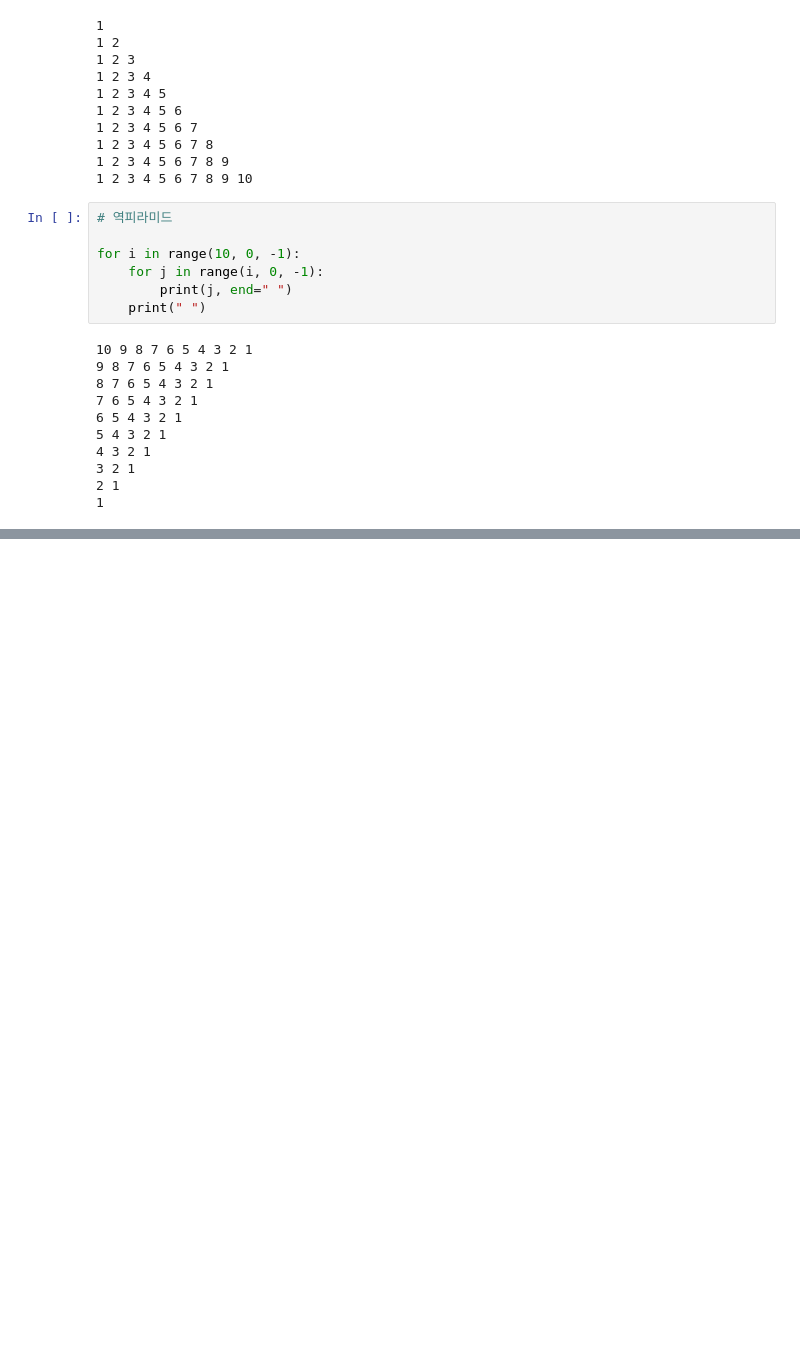
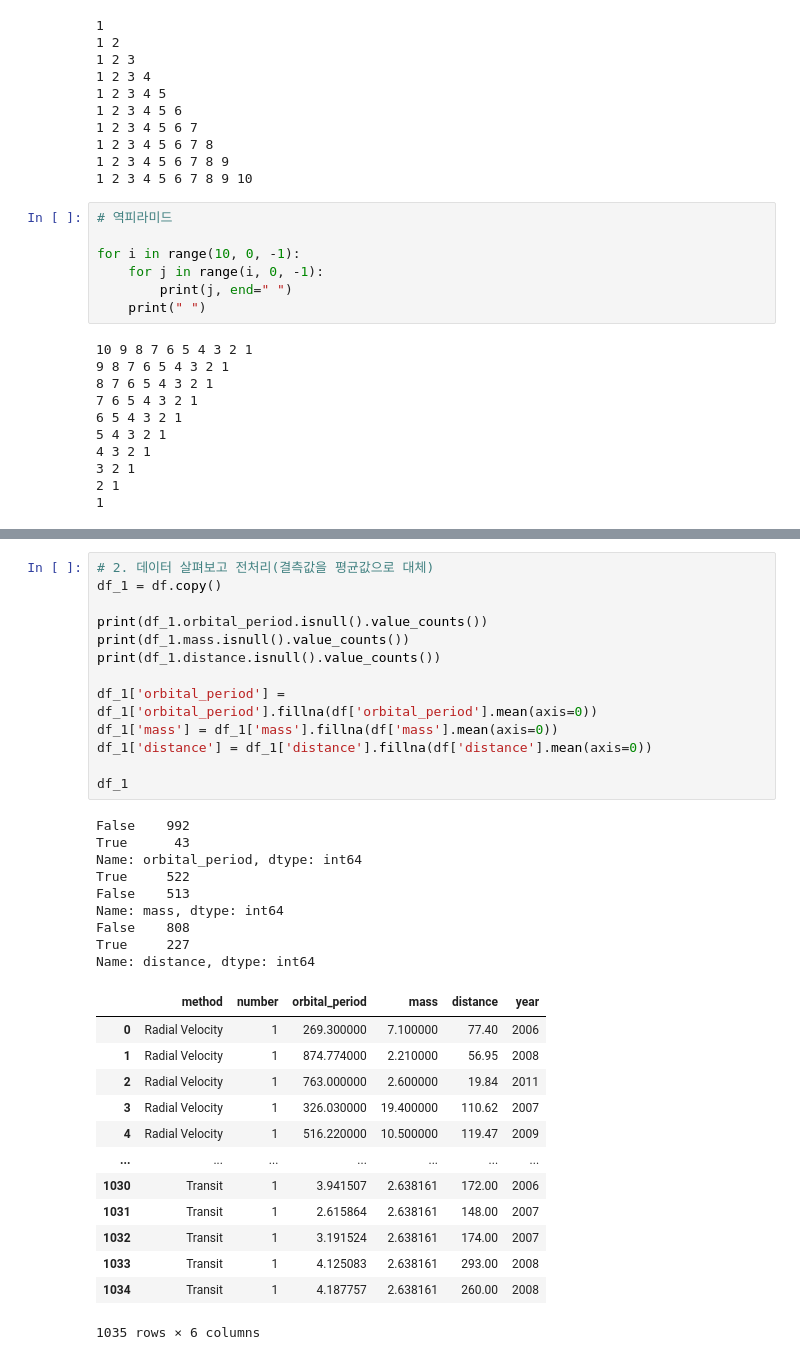
Before and after one commit to evasseva/evasseva, a Jupyter notebook: 22_07_21_스터디.ipynb, the cells around one changed output, grey strips where cells are left out. Cells and saved outputs as stored; diff of their text form; blank space fills up the shorter version.

```diff
--- a/22_07_21_스터디.ipynb
+++ b/22_07_21_스터디.ipynb
@@ -61,0 +136,36 @@ print(s)    #전체 리스트 출력
+# %%
+# 2. 데이터 살펴보고 전처리(결측값을 평균값으로 대체)
+df_1 = df.copy()
+
+print(df_1.orbital_period.isnull().value_counts())
+print(df_1.mass.isnull().value_counts())
+print(df_1.distance.isnull().value_counts())
+
+df_1['orbital_period'] = df_1['orbital_period'].fillna(df['orbital_period'].mean(axis=0))
+df_1['mass'] = df_1['mass'].fillna(df['mass'].mean(axis=0))
+df_1['distance'] = df_1['distance'].fillna(df['distance'].mean(axis=0))
+
+df_1
+# %% [output]
+False    992
+True      43
+Name: orbital_period, dtype: int64
+True     522
+False    513
+Name: mass, dtype: int64
+False    808
+True     227
+Name: distance, dtype: int64
+|  | method | number | orbital_period | mass | distance | year |
+| 0 | Radial Velocity | 1 | 269.300000 | 7.100000 | 77.40 | 2006 |
+| 1 | Radial Velocity | 1 | 874.774000 | 2.210000 | 56.95 | 2008 |
+| 2 | Radial Velocity | 1 | 763.000000 | 2.600000 | 19.84 | 2011 |
+| 3 | Radial Velocity | 1 | 326.030000 | 19.400000 | 110.62 | 2007 |
+| 4 | Radial Velocity | 1 | 516.220000 | 10.500000 | 119.47 | 2009 |
+| ... | ... | ... | ... | ... | ... | ... |
+| 1030 | Transit | 1 | 3.941507 | 2.638161 | 172.00 | 2006 |
+| 1031 | Transit | 1 | 2.615864 | 2.638161 | 148.00 | 2007 |
+| 1032 | Transit | 1 | 3.191524 | 2.638161 | 174.00 | 2007 |
+| 1033 | Transit | 1 | 4.125083 | 2.638161 | 293.00 | 2008 |
+| 1034 | Transit | 1 | 4.187757 | 2.638161 | 260.00 | 2008 |
+1035 rows × 6 columns
```
Also changed, not shown: parts of 6 cells of this notebook.
